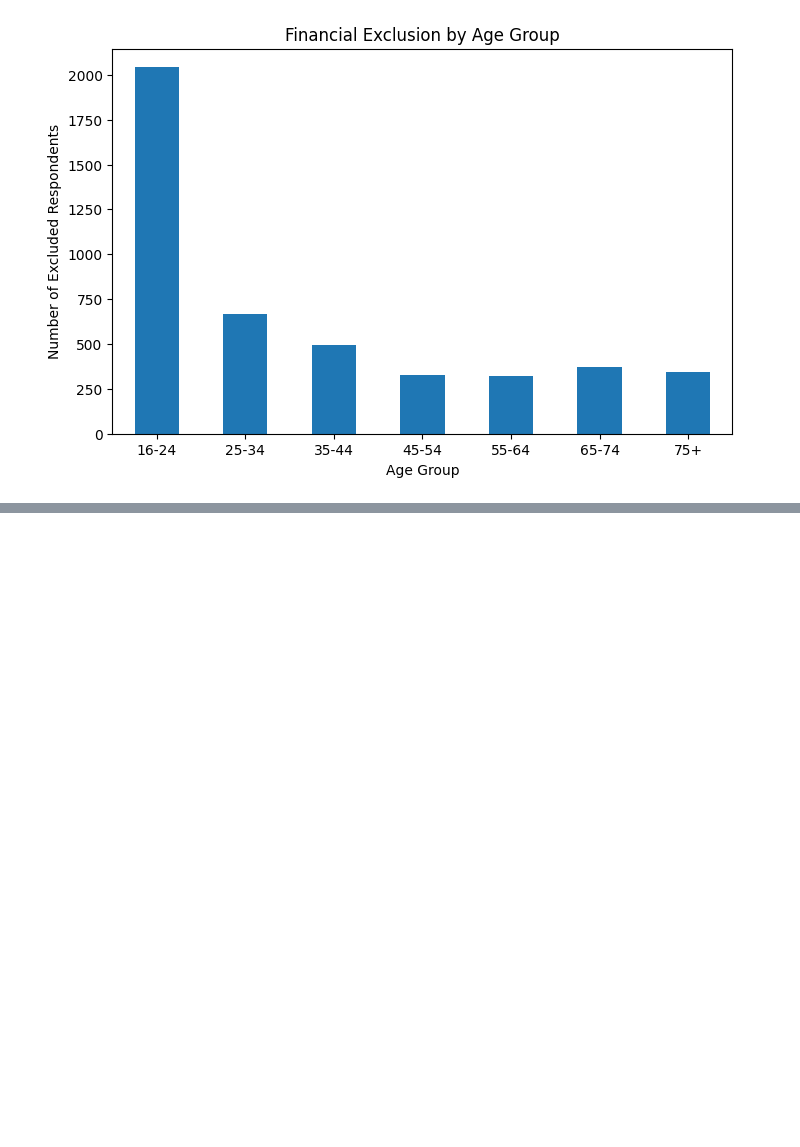
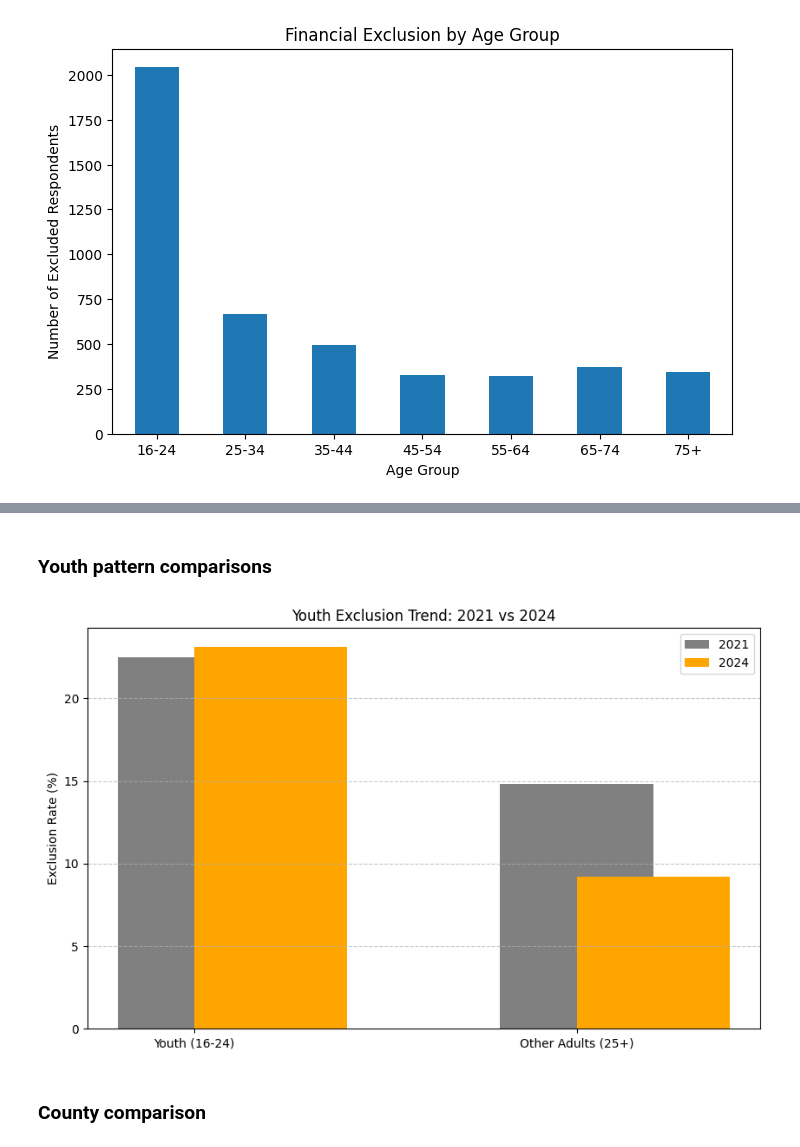
Before and after one commit to ChairoSolutions/Kenya-financial-inclusion-risk, a Jupyter notebook: notebooks-03_eda_subgroup_analysis.ipynb.ipynb, the cells around one changed output, grey strips where cells are left out. Drawn from its saved outputs; the diff is of its cells as text; code cells hidden in the pictures; blank space fills up the shorter version.

```diff
--- a/notebooks-03_eda_subgroup_analysis.ipynb.ipynb
+++ b/notebooks-03_eda_subgroup_analysis.ipynb.ipynb
@@ -1297,0 +1349,25 @@ plt.show()
+# %% [markdown]
+### Youth pattern comparisons
+# %%
+# Youth (16-24) vs. Others
+youth_data = pd.DataFrame({
+    'Group': ['Youth (16-24)', 'Other Adults (25+)'],
+    '2021_Exclusion': [22.5, 14.8],
+    '2024_Exclusion': [23.1, 9.2]  # Youth exclusion rose, others fell significantly
+})
+
+plt.figure(figsize=(10, 6))
+x = range(len(youth_data['Group']))
+plt.bar(x, youth_data['2021_Exclusion'], width=0.4, label='2021', align='center', color='gray')
+plt.bar(x, youth_data['2024_Exclusion'], width=0.4, label='2024', align='edge', color='orange')
+
+plt.xticks(x, youth_data['Group'])
+plt.title('Youth Exclusion Trend: 2021 vs 2024')
+plt.ylabel('Exclusion Rate (%)')
+plt.legend()
+plt.grid(axis='y', linestyle='--', alpha=0.7)
+plt.show()
+# %% [output]
+[figure, added]
+# %% [markdown]
+### County comparison
```
Also changed, not shown: parts of 18 cells of this notebook, 1 other file.
